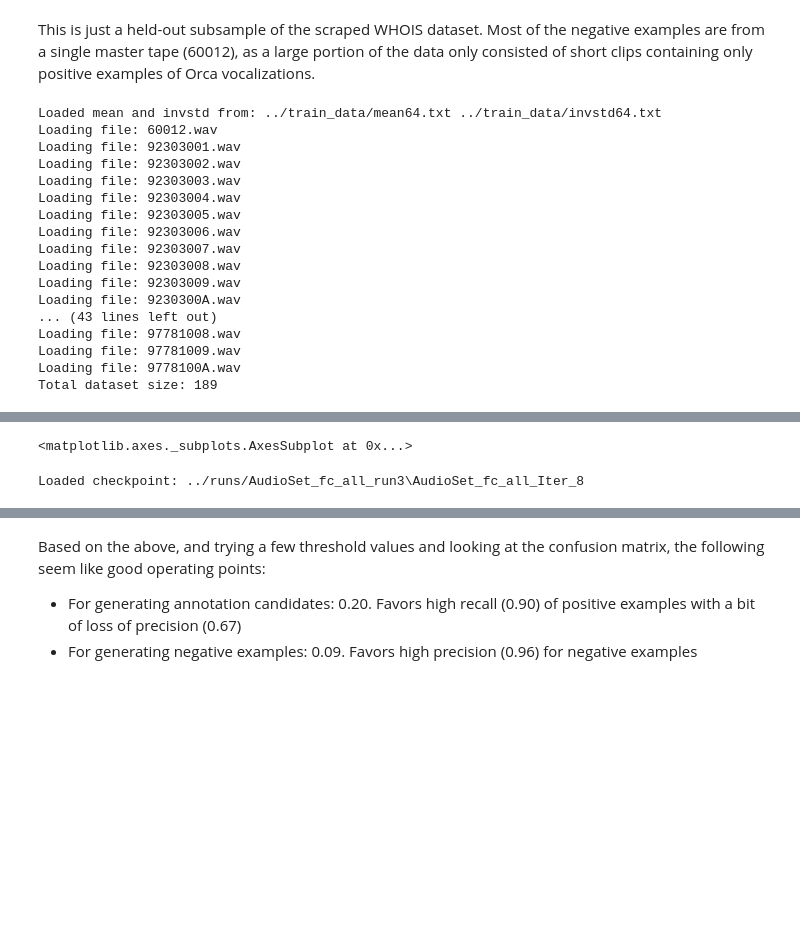
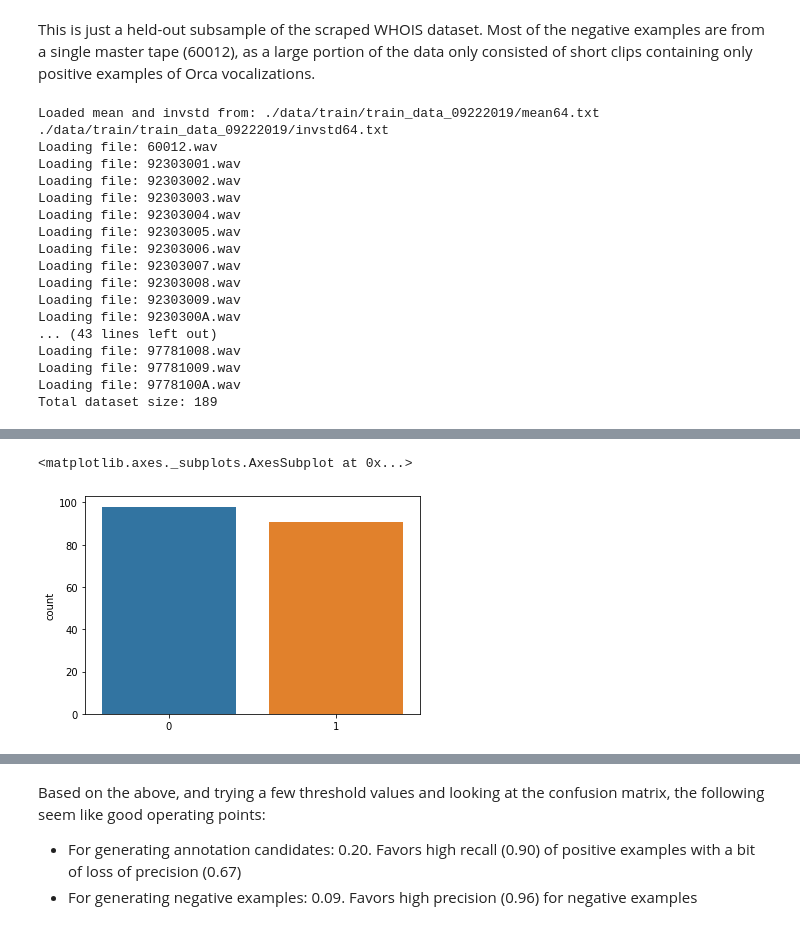
Before and after one commit to orcasound/aifororcas-livesystem, a Jupyter notebook: data_ml/Evaluation_Old.ipynb, the cells around one changed output, grey strips where cells are left out. Saved outputs shown, nothing was run; the diff lists cells and outputs as text; code cells hidden in the pictures; blank space fills up the shorter version.

```diff
--- a/data_ml/Evaluation.ipynb
+++ b/data_ml/Evaluation_Old.ipynb
@@ -28,14 +28,17 @@ from IPython.display import display, Audio
 This is just a held-out subsample of the scraped WHOIS dataset. Most of the negative examples are from a single master tape (60012), as a large portion of the data only consisted of short clips containing only positive examples of Orca vocalizations.
 # %%
 dev_dataset = src.dataloader.AudioFileDataset(
-    "../train_data/wav","../train_data/dev.tsv",mean="../train_data/mean64.txt",invstd="../train_data/invstd64.txt"
+    "./data/train/train_data_09222019/wav",
+    "./data/train/train_data_09222019/dev.tsv",
+    mean="./data/train/train_data_09222019/mean64.txt",
+    invstd="./data/train/train_data_09222019/invstd64.txt"
 )
 dev_dataloader = DataLoader(dev_dataset, batch_size=1, shuffle=False, drop_last=False)
 print("Total dataset size:",len(dev_dataset))
 labels = [l[2] for l in dev_dataset.windows]
 sns.countplot(labels)
 # %% [output]
-Loaded mean and invstd from: ../train_data/mean64.txt ../train_data/invstd64.txt
+Loaded mean and invstd from: ./data/train/train_data_09222019/mean64.txt ./data/train/train_data_09222019/invstd64.txt
 Loading file: 60012.wav
 Loading file: 92303001.wav
 Loading file: 92303002.wav
@@ -57,6 +58,7 @@ Total dataset size: 189
 <matplotlib.axes._subplots.AxesSubplot at 0x...>
+[figure, added]
 # %%
-net, curr_epoch = src.model.get_model_or_checkpoint("AudioSet_fc_all","../runs/AudioSet_fc_all_run3/",1,epoch=8)
+net, curr_epoch = src.model.get_model_or_checkpoint("AudioSet_fc_all_Iter_26","../models/",1,epoch=8)
 net = net.eval()
 scores = []
 preds = []
@@ -67,5 +69,3 @@ for i, (data,target) in enumerate(dev_dataloader):
     logposterior, _ = net(data)
     scores.append(np.exp(logposterior.detach().cpu().numpy())[0,-1])
     targets.append(target.cpu().item())
-# %% [output]
-Loaded checkpoint: ../runs/AudioSet_fc_all_run3\AudioSet_fc_all_Iter_8
```
Also changed, not shown: parts of 6 cells of this notebook, 4 other files.
